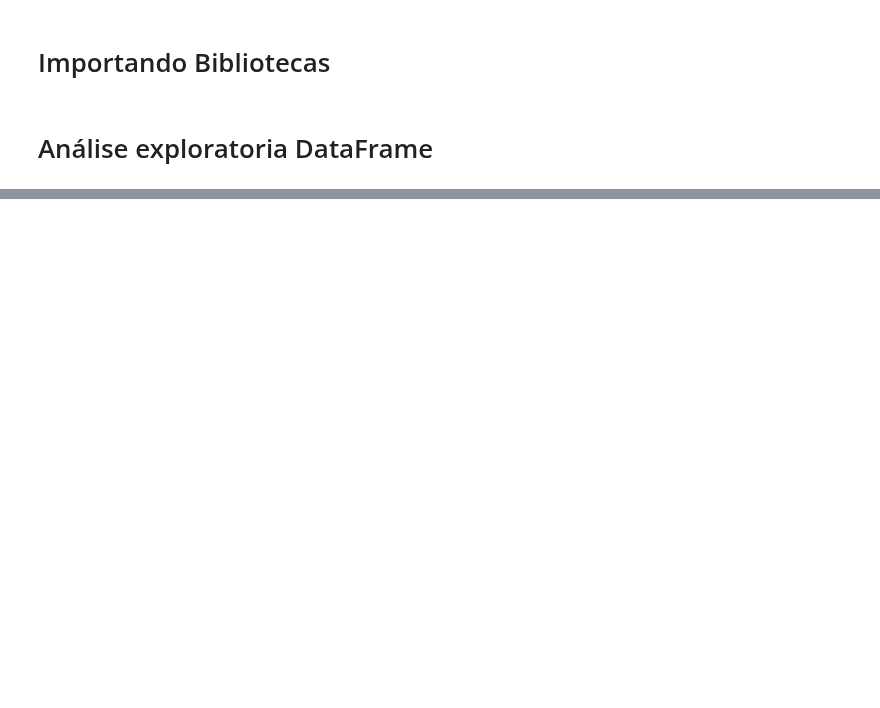
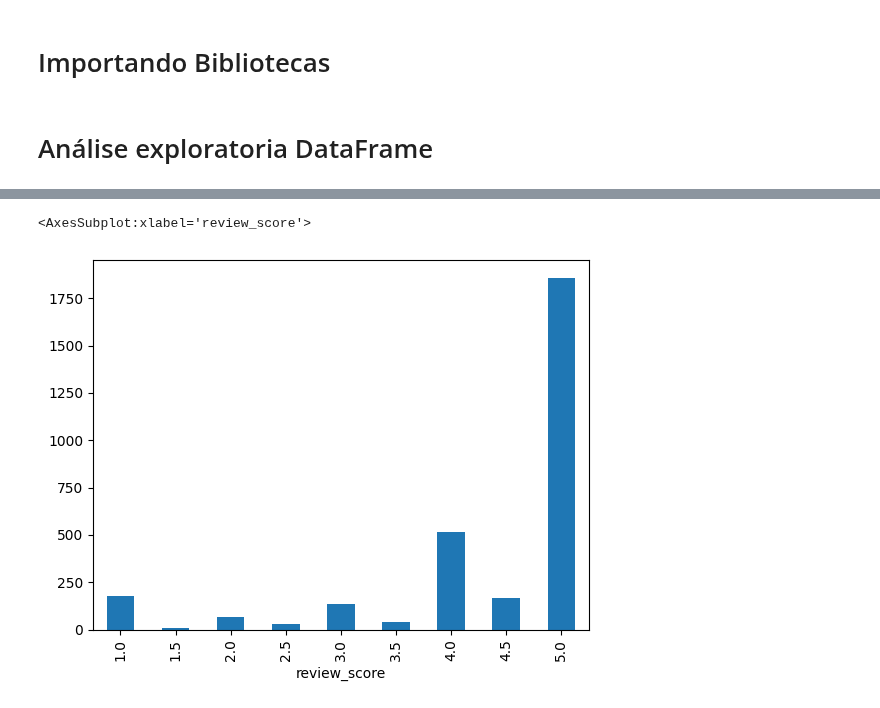
Before and after one commit to claudiagarcia0204/Projeto-Final---Olist, a Jupyter notebook: Análise exploratoria.ipynb, the cells around one changed output, grey strips where cells are left out. Drawn from its saved outputs; the diff is of its cells as text; code cells hidden in the pictures; blank space fills up the shorter version.

```diff
--- a/Análise exploratoria.ipynb
+++ b/Análise exploratoria.ipynb
@@ -59,0 +130,5 @@ df3.loc[df3['seller_id_x']>=250].plot.scatter(x='review_score', y='seller_id_x')
+# %%
+df4.loc[df4['antecipacao_entrega']>=0].value_counts('review_score', sort=False).plot.bar()
+# %% [output]
+<AxesSubplot:xlabel='review_score'>
+[figure, added]
```
Also changed, not shown: parts of 13 cells of this notebook.
